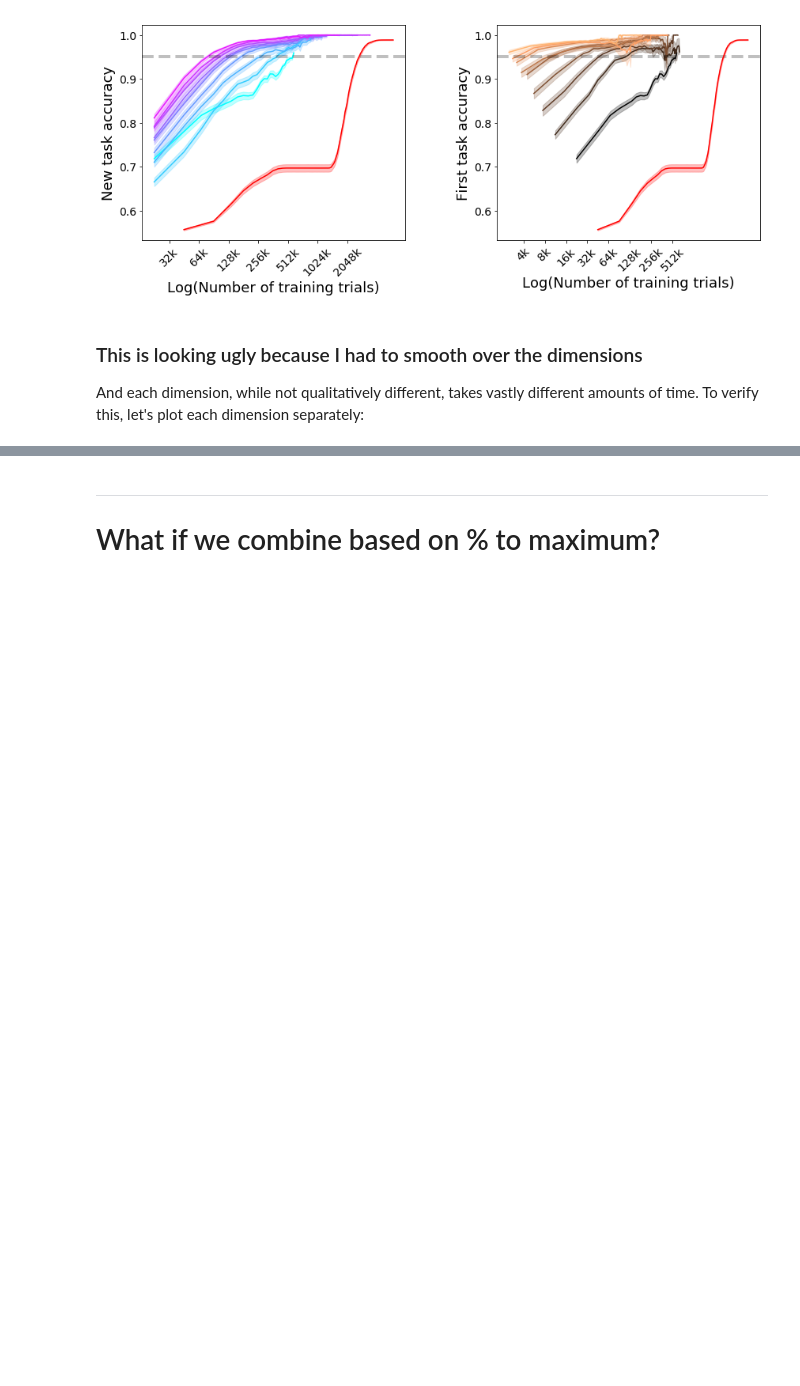
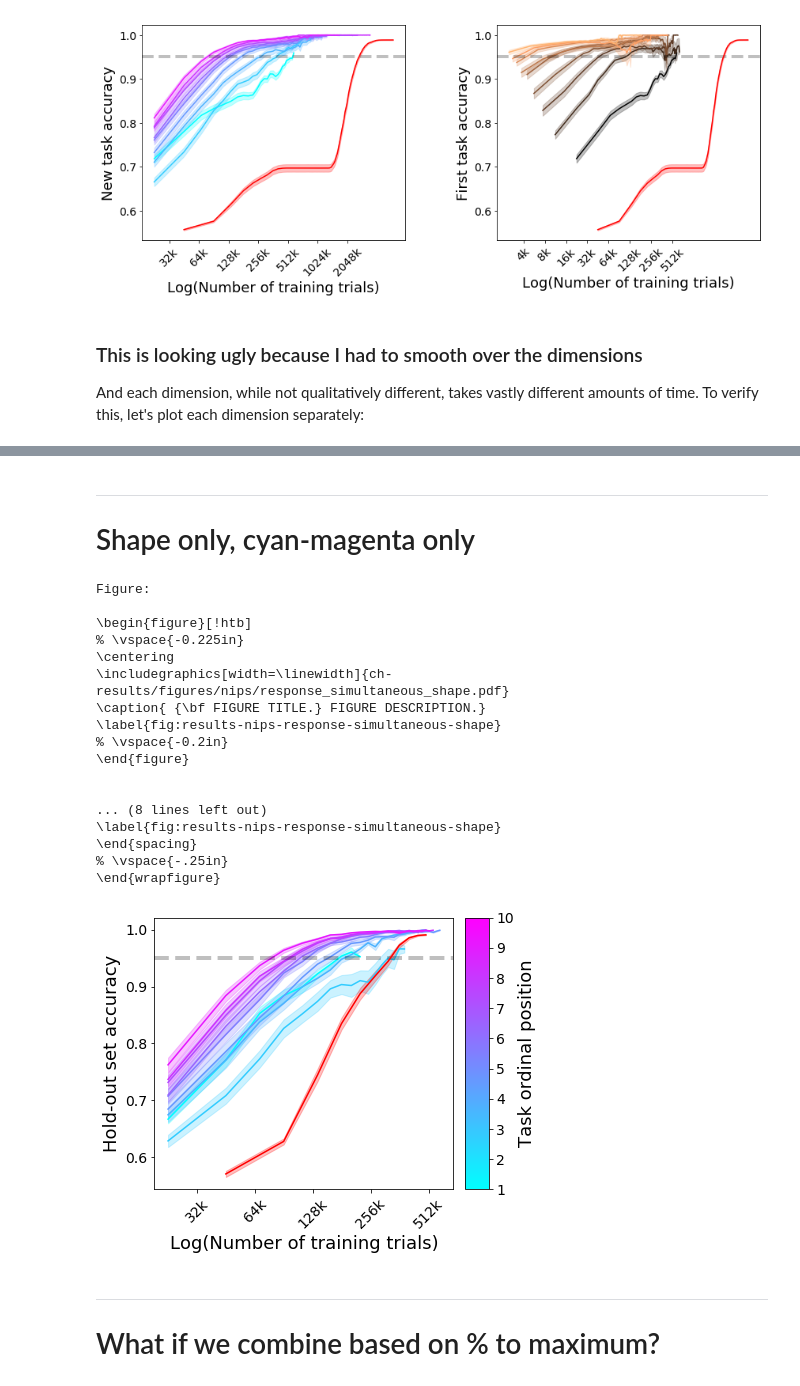
Before and after one commit to guydav/deep-learning-projects, a Jupyter notebook: notebooks/Simultaneous_Training_Plots.ipynb, the cells around one changed output, grey strips where cells are left out. Drawn from its saved outputs; the diff is of its cells as text; code cells hidden in the pictures; blank space fills up the shorter version.

```diff
--- a/notebooks/Simultaneous_Training_Plots.ipynb
+++ b/notebooks/Simultaneous_Training_Plots.ipynb
@@ -142,3 +143,63 @@ for dimension_index in range(3):
+# %% [markdown]
+---
+
+# Shape only, cyan-magenta only
+# %%
+NCOLS = 1
+NROWS = 1
+WIDTH_SPACING = 0
+dimension_index = 1
+figure = plt.figure(figsize=(NCOLS * COL_WIDTH + WIDTH_SPACING, NROWS * ROW_HEIGHT + HEIGHT_SPACING))
+plt.subplots_adjust(hspace=0.4, wspace=0.35)
+# figure.suptitle(analysis.DIMENSION_NAMES[dimension_index], **TITLE_FONT_DICT)
+
+raw_accuracy_axes = (plt.subplot(NROWS, NCOLS, 1), None)
+plots.both_raw_accuracy_plots(six_replications_updated_analyses, '', dimension_index=dimension_index,
+                              shade_error=True, font_dict=multi_plot_font_dict, log_x=True,
+                              new_task_colormap=QUERY_ORDINAL_POSITION_COMORLAP,
+                              first_task_colormap=NUM_TIMES_TRAINED_COLORMAP, title_font_dict=title_font_dict,
+                              y_labels=('Hold-out set accuracy', 'Hold-out set accuracy'),
+                              hline_y=0.95, first_task_title='', new_task_title='', add_colorbars=True,
+                              external_axes=raw_accuracy_axes, plot_consecutive=False)
+
+# add the simultaneous training plots
+
+TRIALS_PER_EPOCH = 45000
+
+simultaneous_y = simultaneous_training_analyses[dimension_index].mean
+simultaneous_sem = simultaneous_training_analyses[dimension_index].sem
+
+simultaneous_length = simultaneous_y.shape[0]
+simultaneous_x = np.arange(1, simultaneous_length + 1) * TRIALS_PER_EPOCH
+
+for ax in raw_accuracy_axes:
+    if ax is not None:
+        ax.plot(simultaneous_x, simultaneous_y, color='red')
+        ax.fill_between(simultaneous_x,
+                        simultaneous_y - simultaneous_sem,
+                        simultaneous_y + simultaneous_sem,
+                        color='red', alpha=0.25)
+
+plots.save('nips/response_simultaneous_shape.pdf')
+# %% [output]
+Figure:
+
+\begin{figure}[!htb]
+% \vspace{-0.225in}
+\centering
+\includegraphics[width=\linewidth]{ch-results/figures/nips/response_simultaneous_shape.pdf}
+\caption{ {\bf FIGURE TITLE.} FIGURE DESCRIPTION.}
+\label{fig:results-nips-response-simultaneous-shape}
+% \vspace{-0.2in}
+\end{figure}
+
+
+... (8 lines left out)
+\label{fig:results-nips-response-simultaneous-shape}
+\end{spacing}
+% \vspace{-.25in}
+\end{wrapfigure}
+[figure, added]
 # %% [markdown]
 ------
 
```
Also changed, not shown: parts of 3 cells of this notebook, 5 other files.
